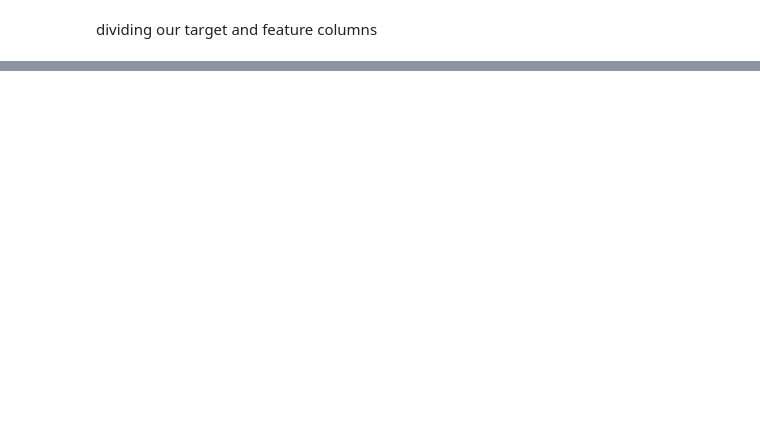
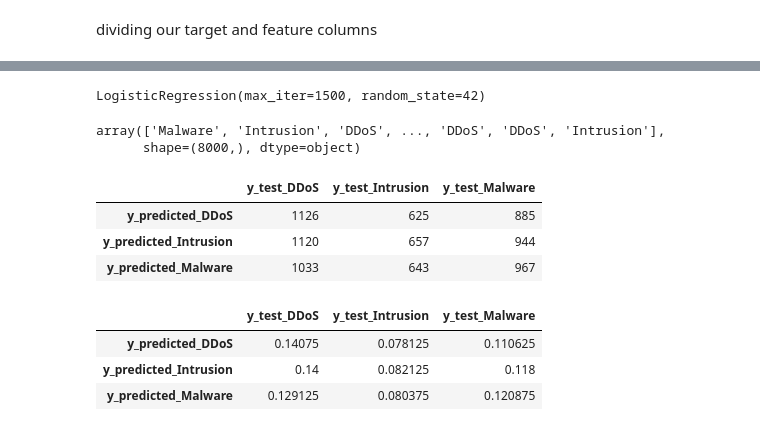
Before and after one commit to jasensteve10/DSTI_ML_PROJECT_CYBERSECURITY, a Jupyter notebook: EDA/EDA_JASEN/eda_crypto.ipynb, the cells around one changed output, grey strips where cells are left out. Saved outputs shown, nothing was run; the diff lists cells and outputs as text; code cells hidden in the pictures; blank space fills up the shorter version.

```diff
--- a/EDA/EDA_JASEN/eda_crypto.ipynb
+++ b/EDA/EDA_JASEN/eda_crypto.ipynb
@@ -466,0 +494,14 @@ target_column = [
+# %%
+# here we initialize the model
+lr_model = LogisticRegression(random_state=42,max_iter=1500)
+# %%
+# here we train the model on the training data
+lr_model.fit(X=X_train, y=y_train)
+# %% [output]
+LogisticRegression(max_iter=1500, random_state=42)
+# %%
+y_test_predicted = lr_model.predict(x_test)
+y_test_predicted
+# %% [output]
+array(['Malware', 'Intrusion', 'DDoS', ..., 'DDoS', 'DDoS', 'Intrusion'],
+      shape=(8000,), dtype=object)
@@ -466,0 +510,19 @@ target_column = [
+# %%
+cf = pd.DataFrame(
+    columns=["y_test_DDoS","y_test_Intrusion","y_test_Malware"],index=["y_predicted_DDoS","y_predicted_Intrusion","y_predicted_Malware"]
+)
+# %%
+cf.loc[:,:] = confusion_matrix(y_true= y_test,y_pred= y_test_predicted)
+cf
+# %% [output]
+|  | y_test_DDoS | y_test_Intrusion | y_test_Malware |
+| y_predicted_DDoS | 1126 | 625 | 885 |
+| y_predicted_Intrusion | 1120 | 657 | 944 |
+| y_predicted_Malware | 1033 | 643 | 967 |
+# %%
+cf/len(y_test)
+# %% [output]
+|  | y_test_DDoS | y_test_Intrusion | y_test_Malware |
+| y_predicted_DDoS | 0.14075 | 0.078125 | 0.110625 |
+| y_predicted_Intrusion | 0.14 | 0.082125 | 0.118 |
+| y_predicted_Malware | 0.129125 | 0.080375 | 0.120875 |
```
Also changed, not shown: parts of 27 cells of this notebook.
